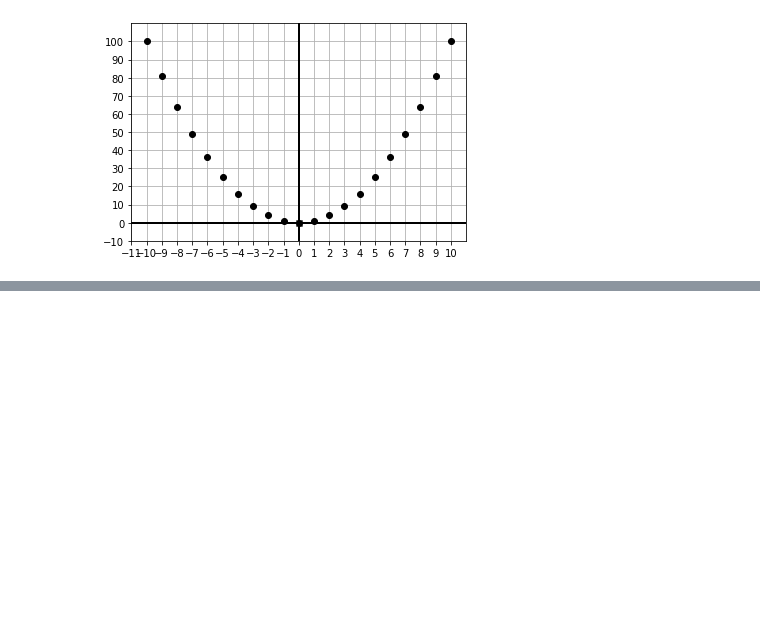
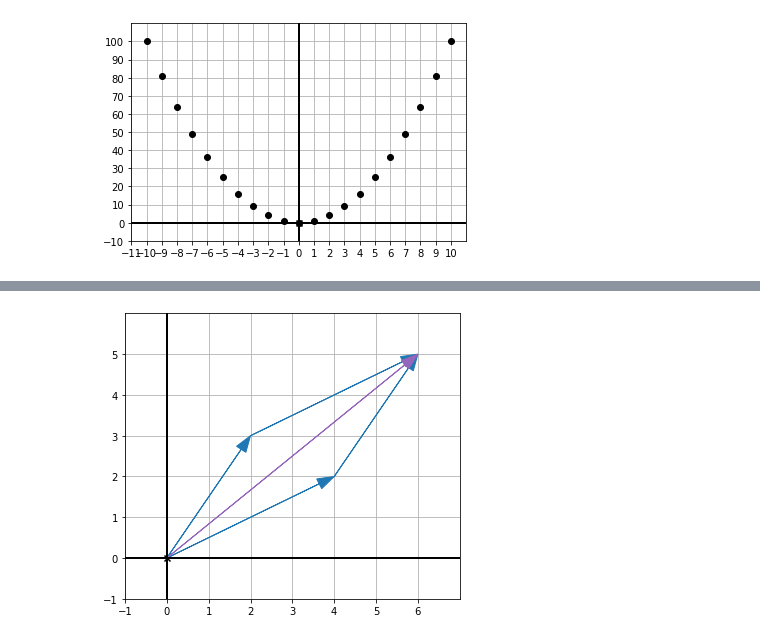
Before and after one commit to sergiofgonzalez/math-workbench, a Jupyter notebook: 01-vectors-in-the-2d-plane/e01-vector-exercises/vector-exercises.ipynb, the cells around one changed output, grey strips where cells are left out. Cells and saved outputs as stored; diff of their text form; code cells hidden in the pictures; blank space fills up the shorter version.

```diff
--- a/01-vectors-in-the-2d-plane/e01-vector-exercises/vector-exercises.ipynb
+++ b/01-vectors-in-the-2d-plane/e01-vector-exercises/vector-exercises.ipynb
@@ -73,0 +207,11 @@ draw(Points(*points), grid=(1, 10), nice_aspect_ratio=False)
+# %%
+
+draw(
+    Arrow(v, color=blue),
+    Arrow(add(v, w), v, color=blue),
+    Arrow(w, color=blue),
+    Arrow(add(w, v), w, color=blue),
+    Arrow(add(v, w), color=purple)
+    )
+# %% [output]
+[figure, added]
```
Also changed, not shown: parts of 32 cells of this notebook.
